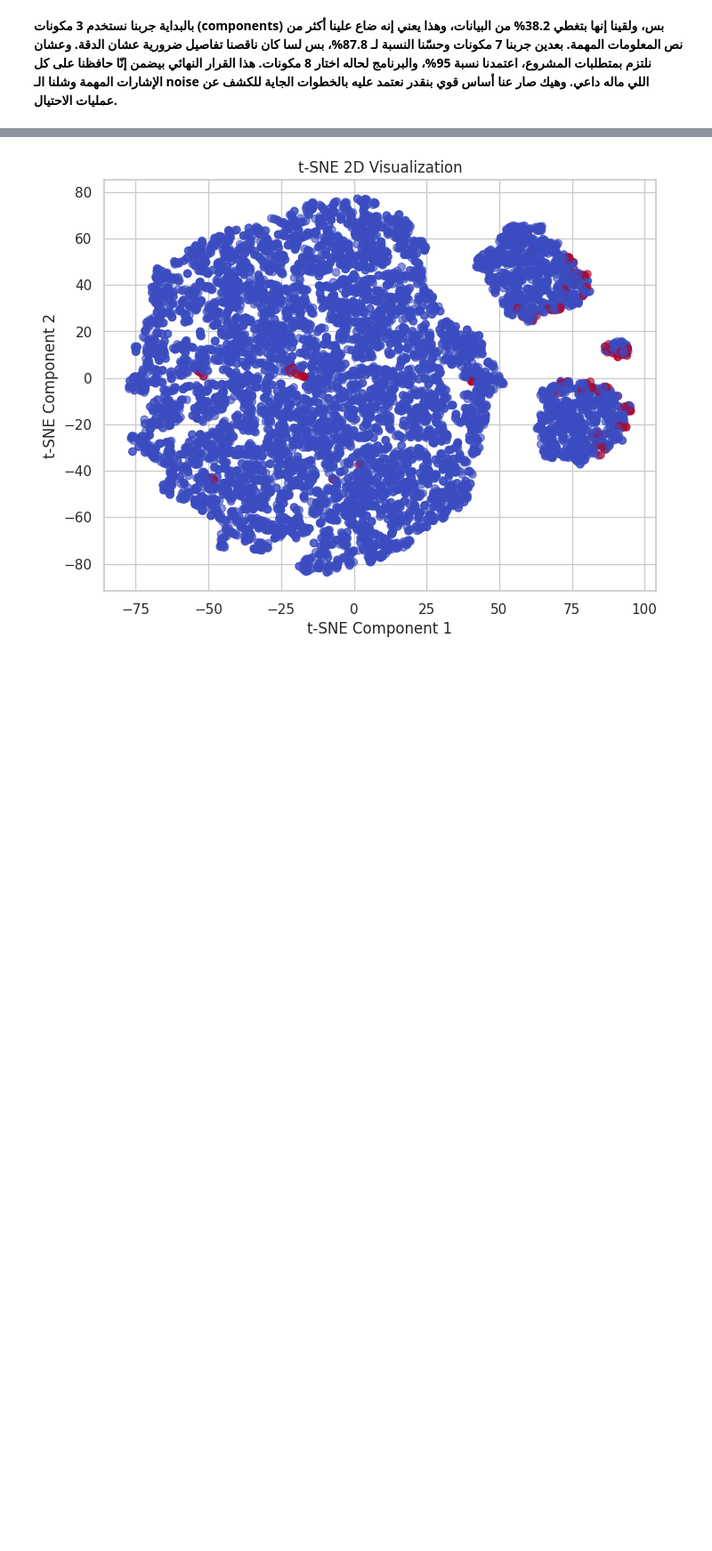
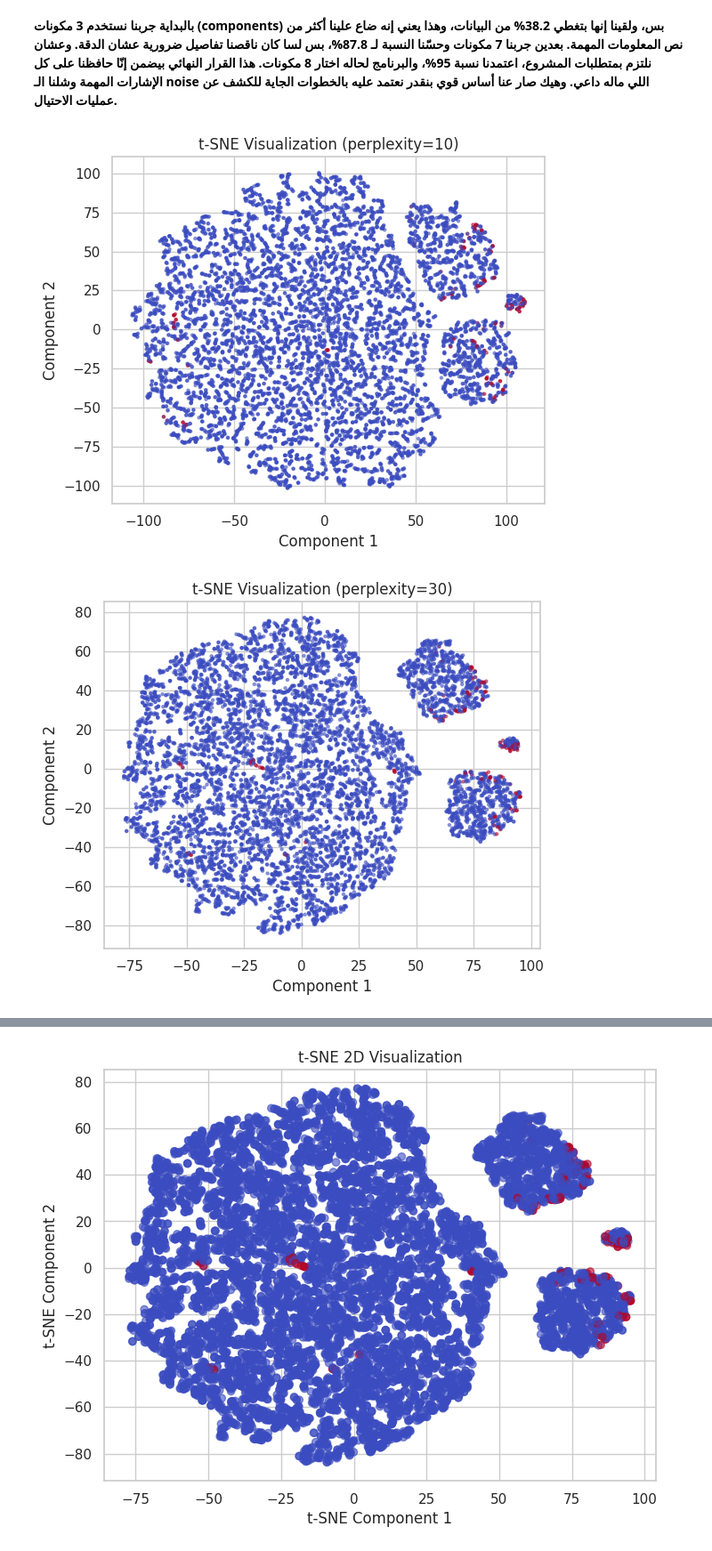
Before and after one commit to YamenObeidat/Activity-3--DBSCAN-PCA, a Jupyter notebook: final_project_2.ipynb, the cells around one changed output, grey strips where cells are left out. Shown at 89% size. Cells and saved outputs as stored; diff of their text form; code cells hidden in the pictures; blank space fills up the shorter version.

```diff
--- a/final_project_2.ipynb
+++ b/final_project_2.ipynb
@@ -185,3 +197,18 @@ print(np.sum(pca_final.explained_variance_ratio_))
 1.0
 # %% [markdown]
 **بالبداية جربنا نستخدم 3 مكونات (components) بس، ولقينا إنها بتغطي 38.2% من البيانات، وهذا يعني إنه ضاع علينا أكثر من نص المعلومات المهمة. بعدين جربنا 7 مكونات وحسّنا النسبة لـ 87.8%، بس لسا كان ناقصنا تفاصيل ضرورية عشان الدقة. وعشان نلتزم بمتطلبات المشروع، اعتمدنا نسبة 95%، والبرنامج لحاله اختار 8 مكونات. هذا القرار النهائي بيضمن إنّا حافظنا على كل الإشارات المهمة وشلنا الـ noise اللي ماله داعي. وهيك صار عنا أساس قوي بنقدر نعتمد عليه بالخطوات الجاية للكشف عن عمليات الاحتيال.**
+# %%
+# Experimenting with different perplexity values
+for perp in [10, 30, 50]:
+    tsne_exp = TSNE(n_components=2, random_state=42, perplexity=perp, n_iter=1000)
+    X_t = tsne_exp.fit_transform(X_pca)
+    plt.figure(figsize=(6, 5))
+    plt.scatter(X_t[:, 0], X_t[:, 1], c=y, cmap='coolwarm', alpha=0.5, s=5)
+    plt.title(f't-SNE Visualization (perplexity={perp})')
+    plt.xlabel('Component 1')
+    plt.ylabel('Component 2')
+    plt.tight_layout()
+    plt.show()
+# %% [output]
+[figure, added]
+[figure, added]
```
Also changed, not shown: parts of 12 cells of this notebook.
